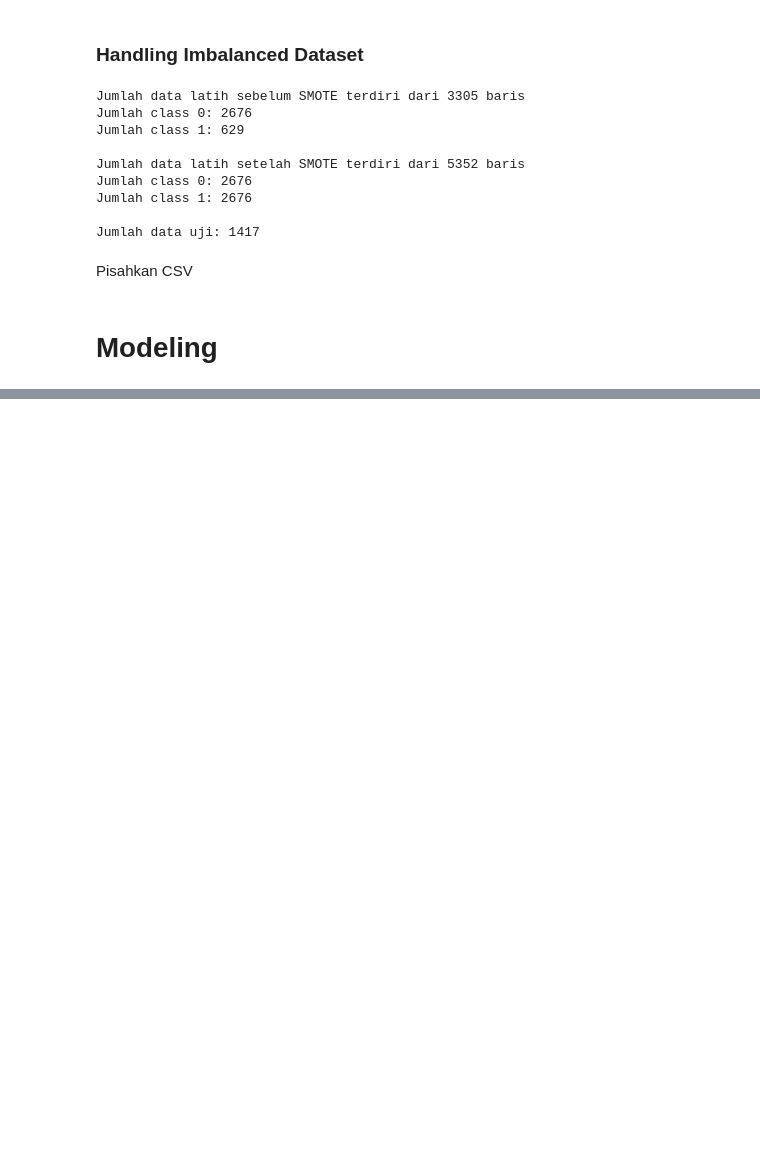
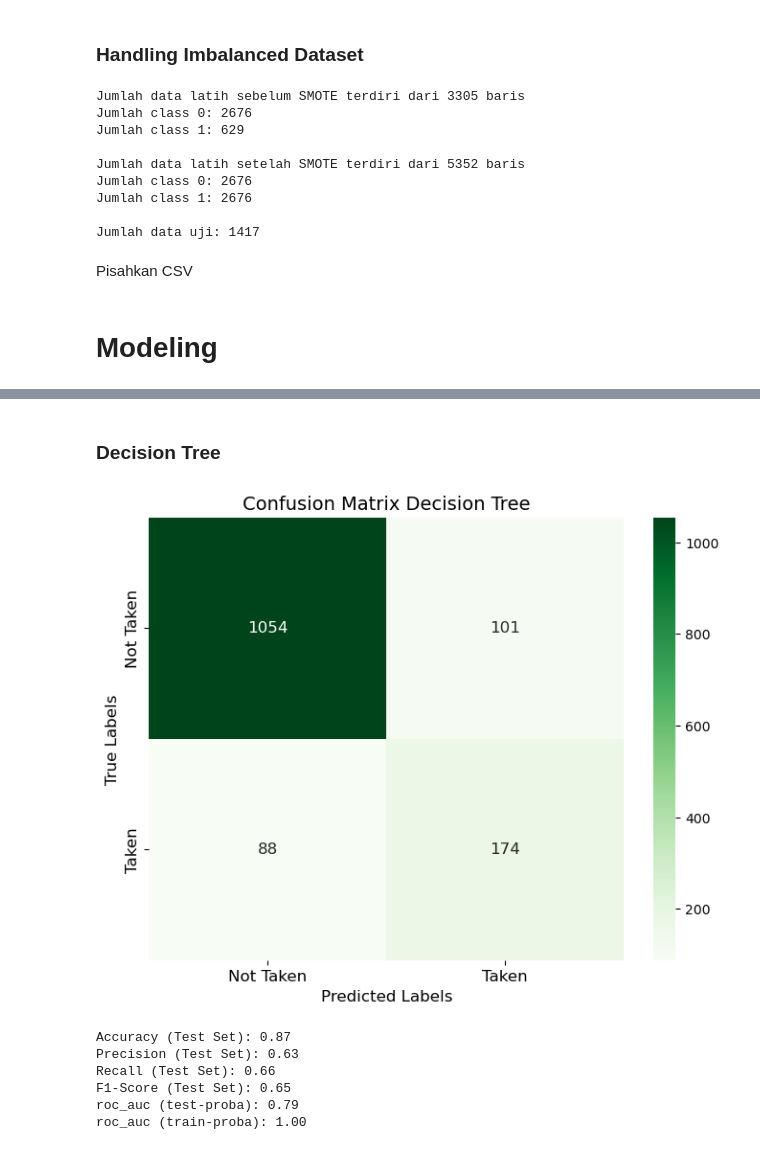
Before and after one commit to damaraira/ByteBenders, a Jupyter notebook: Preprocessing + Modeling_Final Project.ipynb, the cells around one changed output, grey strips where cells are left out. Drawn from its saved outputs; the diff is of its cells as text; code cells hidden in the pictures; blank space fills up the shorter version.

```diff
--- a/Preprocessing + Modeling_Final Project.ipynb
+++ b/Preprocessing + Modeling_Final Project.ipynb
@@ -463,0 +542,16 @@ X_test.to_csv('Travel_Prep_test.csv', index=False)
+# %% [markdown]
+### Decision Tree
+# %%
+dt = DecisionTreeClassifier(random_state=42)
+dt.fit(X_train, y_train)
+
+plotting_confusion_matrix(dt, X_test, y_test, title='Decision Tree')
+eval_classification(dt)
+# %% [output]
+[figure, added]
+Accuracy (Test Set): 0.87
+Precision (Test Set): 0.63
+Recall (Test Set): 0.66
+F1-Score (Test Set): 0.65
+roc_auc (test-proba): 0.79
+roc_auc (train-proba): 1.00
```
Also changed, not shown: parts of 25 cells of this notebook.
